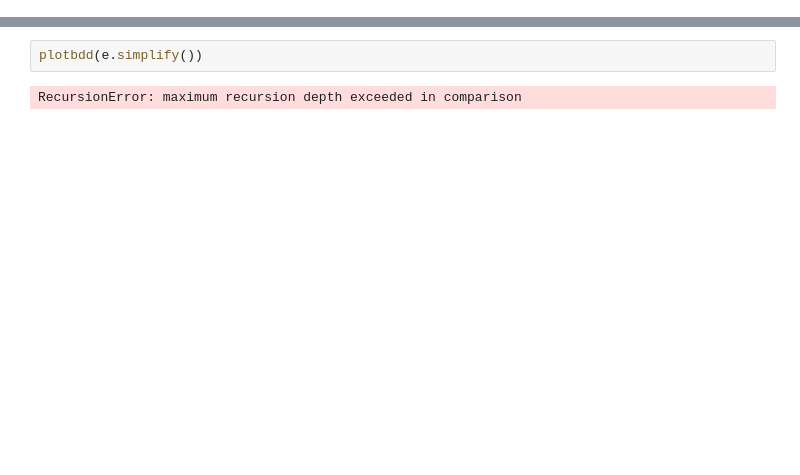
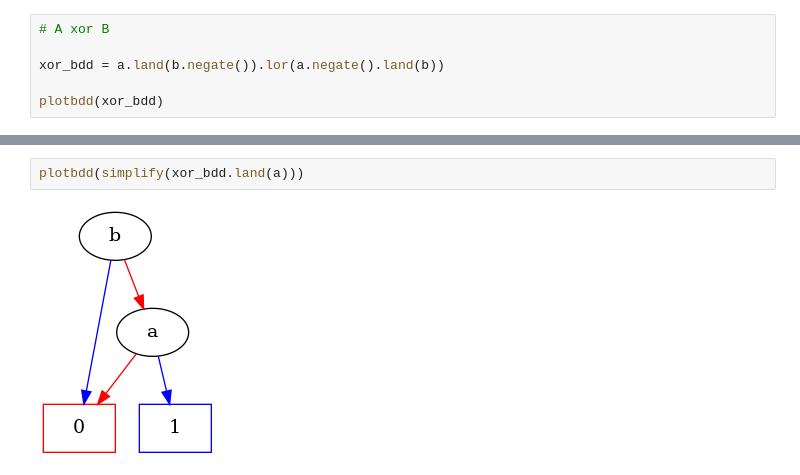
Before and after one commit to wuerges/aula-circuitos-digitais-jupyter, a Jupyter notebook: ORBDDs.ipynb, the cells around one changed output, grey strips where cells are left out. Drawn from its saved outputs; the diff is of its cells as text; blank space fills up the shorter version.

```diff
--- a/ORBDDs.ipynb
+++ b/ORBDDs.ipynb
@@ -59,0 +28,6 @@ plotbdd(f)
+# %%
+# A xor B
+
+xor_bdd = a.land(b.negate()).lor(a.negate().land(b))
+
+plotbdd(xor_bdd)
@@ -60,4 +40,4 @@ plotbdd(f)
 # %%
-plotbdd(e.simplify())
+plotbdd(simplify(xor_bdd.land(a)))
 # %% [output]
-RecursionError: maximum recursion depth exceeded in comparison
+[figure, added]
```
Also changed, not shown: parts of 12 cells of this notebook, 1 other file.
